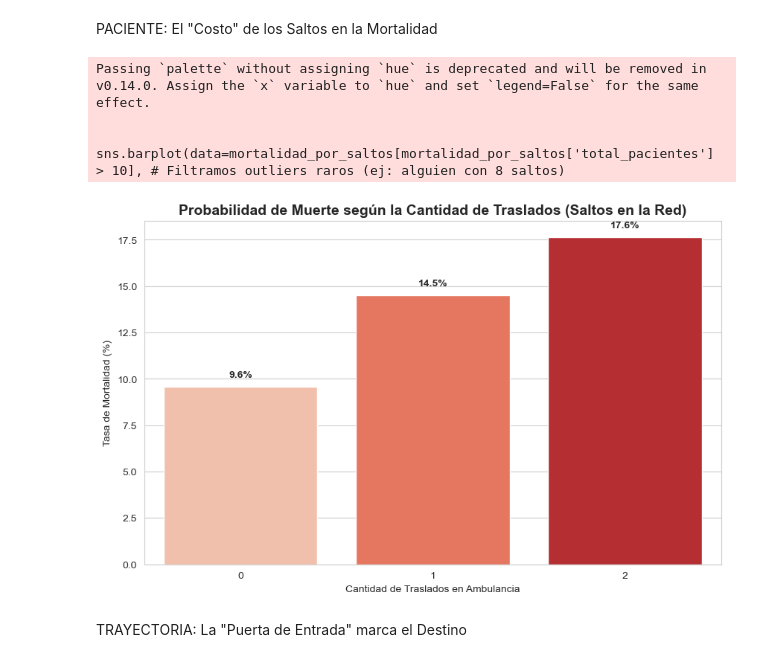
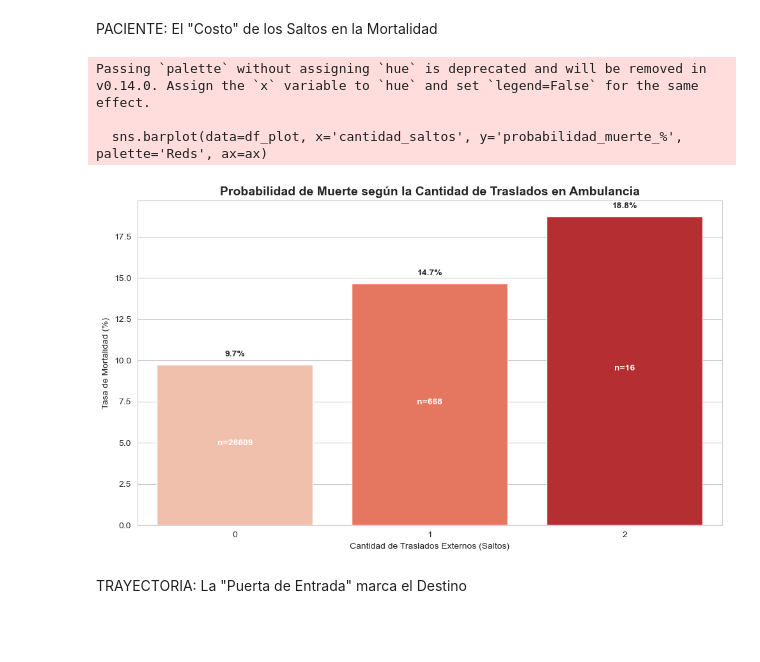
Before and after one commit to micagonzdark/RedesHospitales, a Jupyter notebook: JAIIO_notebooks/01_redes_basico.ipynb, the cells around one changed output. Cells and saved outputs as stored; diff of their text form; code cells hidden in the pictures; blank space fills up the shorter version.

```diff
--- a/JAIIO_notebooks/01_redes_basico.ipynb
+++ b/JAIIO_notebooks/01_redes_basico.ipynb
@@ -305,14 +320,11 @@ plt.show()
 # 7. GENERACIÓN DE TABLA RESUMEN (MÉTRICAS)
 # ==========================================
 
-
-
-df_traslados['es_ambulancia'] = df_traslados.apply(requiere_ambulancia, axis=1)
-
+df_aristas_traslados['es_ambulancia'] = df_aristas_traslados.apply(requiere_ambulancia, axis=1)
 
 
 # EJECUCIÓN SECCIÓN 7
-tabla_resumen = generar_tabla_resumen(pacientes, df_traslados, PERIODOS, hospitales_conocidos)
+tabla_resumen = generar_tabla_resumen(df_base, df_aristas_traslados, PERIODOS, hospitales_conocidos)
 display(tabla_resumen)
 exportar_tabla_estetica(tabla_resumen)
 # %% [output]
@@ -624,7 +662,13 @@ display(roles_filtrado.tail(5))
 # %%
 # 10bis. ANÁLISIS DE RED: EVOLUCIÓN DEL ÍNDICE DE ASIMETRÍA POR PERÍODO
 # =============================================================================
-df_red_real = df_eventos_traslados[df_eventos_traslados['es_ambulancia'] == True].copy()
+
+# Asegurarnos de que existe la columna es_ambulancia
+if 'es_ambulancia' not in df_aristas_traslados.columns:
+    df_aristas_traslados['es_ambulancia'] = df_aristas_traslados.apply(requiere_ambulancia, axis=1)
+
+# USAMOS EL NUEVO NOMBRE: df_aristas_traslados
+df_red_real = df_aristas_traslados[df_aristas_traslados['es_ambulancia'] == True].copy()
 nodos_basura = [0, '0', 'nan', 'NaN']
 df_red_real = df_red_real[~df_red_real['hospital_ingreso'].isin(nodos_basura)]
 df_red_real = df_red_real[~df_red_real['hospital_destino'].isin(nodos_basura)]
@@ -813,37 +869,56 @@ PACIENTE: El "Costo" de los Saltos en la Mortalidad
 # %%
 # 11. ANÁLISIS DEL PACIENTE: IMPACTO DE LOS "SALTOS" EN LA MORTALIDAD
 # =============================================================================
-# Contamos cuántos "saltos" (traslados inter-hospitalarios) dio cada paciente
+
+# 1. Contamos cuántos traslados EN AMBULANCIA tuvo cada paciente
+# (Agregamos un chequeo de seguridad por si corrés esta celda suelta)
+if 'df_red_real' not in locals():
+    df_red_real = df_aristas_traslados[df_aristas_traslados['es_ambulancia'] == True].copy()
+
 saltos_por_paciente = df_red_real.groupby('paciente_id').size().reset_index(name='cantidad_saltos')
 
-# Lo pegamos al DataFrame maestro de pacientes
-df_pacientes_analisis = df_pacientes_final.merge(saltos_por_paciente, on='paciente_id', how='left')
+# 2. Lo pegamos al DataFrame maestro (AHORA USAMOS df_pacientes_trayectorias)
+df_pacientes_analisis = df_pacientes_trayectorias.merge(saltos_por_paciente, on='paciente_id', how='left')
 df_pacientes_analisis['cantidad_saltos'] = df_pacientes_analisis['cantidad_saltos'].fillna(0).astype(int)
 
-# Agrupamos por cantidad de saltos y vemos cómo afecta al destino final
+# 3. Agrupamos por cantidad de saltos y vemos cómo afecta al destino final
 mortalidad_por_saltos = df_pacientes_analisis.groupby('cantidad_saltos').agg(
     total_pacientes=('paciente_id', 'count'),
     muertes=('motivo_fin_caso', lambda x: (x == 'muerte').sum())
 ).reset_index()
 
 mortalidad_por_saltos['probabilidad_muerte_%'] = (mortalidad_por_saltos['muertes'] / mortalidad_por_saltos['total_pacientes']) * 100
 
-# Graficamos la conclusión
+# 4. Graficamos la conclusión
 fig, ax = plt.subplots(figsize=(10, 6))
-sns.barplot(data=mortalidad_por_saltos[mortalidad_por_saltos['total_pacientes'] > 10], # Filtramos outliers raros (ej: alguien con 8 saltos)
-            x='cantidad_saltos', y='probabilidad_muerte_%', palette='Reds', ax=ax)
 
-ax.set_title("Probabilidad de Muerte según la Cantidad de Traslados (Saltos en la Red)", fontsize=14, fontweight='bold')
-ax.set_xlabel("Cantidad de Traslados en Ambulancia")
+# Filtramos outliers raros (ej: alguien con 8 saltos) para no romper el gráfico
+df_plot = mortalidad_por_saltos[mortalidad_por_saltos['total_pacientes'] > 10].copy()
+
+sns.barplot(data=df_plot, x='cantidad_saltos', y='probabilidad_muerte_%', palette='Reds', ax=ax)
+
+ax.set_title("Probabilidad de Muerte según la Cantidad de Traslados en Ambulancia", fontsize=14, fontweight='bold')
+ax.set_xlabel("Cantidad de Traslados Externos (Saltos)")
 ax.set_ylabel("Tasa de Mortalidad (%)")
-for i, v in enumerate(mortalidad_por_saltos[mortalidad_por_saltos['total_pacientes'] > 10]['probabilidad_muerte_%']):
-    ax.text(i, v + 0.5, f"{v:.1f}%", ha='center', fontweight='bold')
+
+# Ponemos el % arriba de la barra y el 'n=' adentro de la barra (VERSIÓN SEGURA)
+for i, (_, row) in enumerate(df_plot.iterrows()):
+    probabilidad = row['probabilidad_muerte_%']
+    pacientes_totales = row['total_pacientes']
+
+    # Porcentaje arriba de la barra
+    ax.text(i, probabilidad + 0.5, f"{probabilidad:.1f}%", ha='center', fontweight='bold')
+
+    # N de pacientes adentro de la barra (a la mitad de su altura)
+    ax.text(i, probabilidad / 2, f"n={int(pacientes_totales)}", ha='center', color='white', fontweight='bold', fontsize=10)
+
+plt.tight_layout()
 plt.show()
 # %% [output]
 Passing `palette` without assigning `hue` is deprecated and will be removed in v0.14.0. Assign the `x` variable to `hue` and set `legend=False` for the same effect.
 
-  sns.barplot(data=mortalidad_por_saltos[mortalidad_por_saltos['total_pacientes'] > 10], # Filtramos outliers raros (ej: alguien con 8 saltos)
+  sns.barplot(data=df_plot, x='cantidad_saltos', y='probabilidad_muerte_%', palette='Reds', ax=ax)
-[figure, old version]
+[figure, new version]
 # %% [markdown]
 TRAYECTORIA: La "Puerta de Entrada" marca el Destino
 # %%
```
Also changed, not shown: parts of 18 cells of this notebook, 8 other files.
